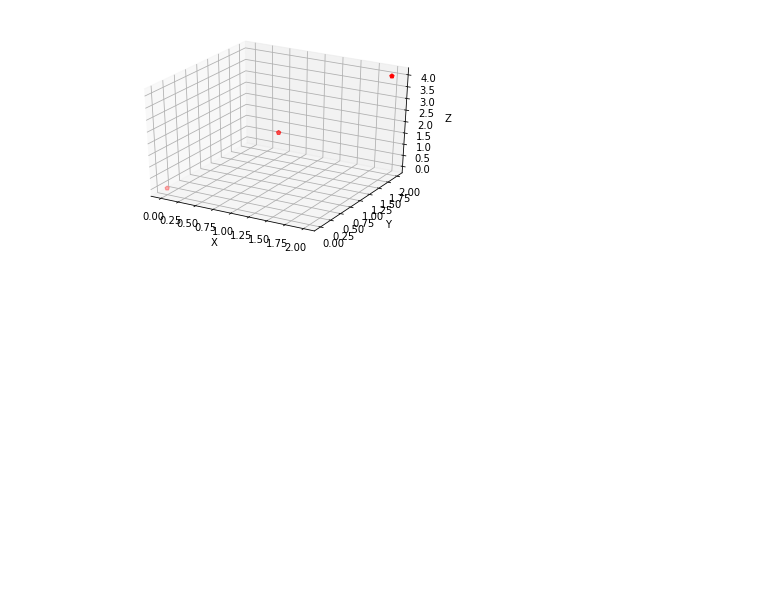
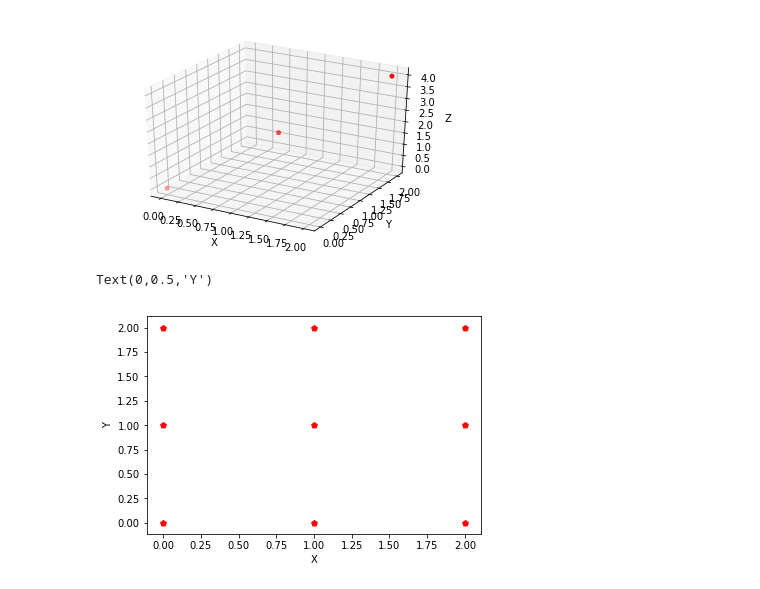
Before and after one commit to ggaarder7/yanhh0.github.io, a Jupyter notebook: np_meshgrid.ipynb, the cells around one changed output. Drawn from its saved outputs; the diff is of its cells as text; code cells hidden in the pictures; blank space fills up the shorter version.

```diff
--- a/np_meshgrid.ipynb
+++ b/np_meshgrid.ipynb
@@ -175,3 +175,12 @@ ax.set_zlabel('Z')
 # %% [output]
 Text(0.5,0,'Z')
 [figure]
+# %%
+fig = plt.figure()
+ax = fig.add_subplot(111)
+ax.scatter(Xf, Yf, color='r', marker='p')
+ax.set_xlabel('X')
+ax.set_ylabel('Y')
+# %% [output]
+Text(0,0.5,'Y')
+[figure, added]
```
Also changed, not shown: parts of 3 cells of this notebook.
